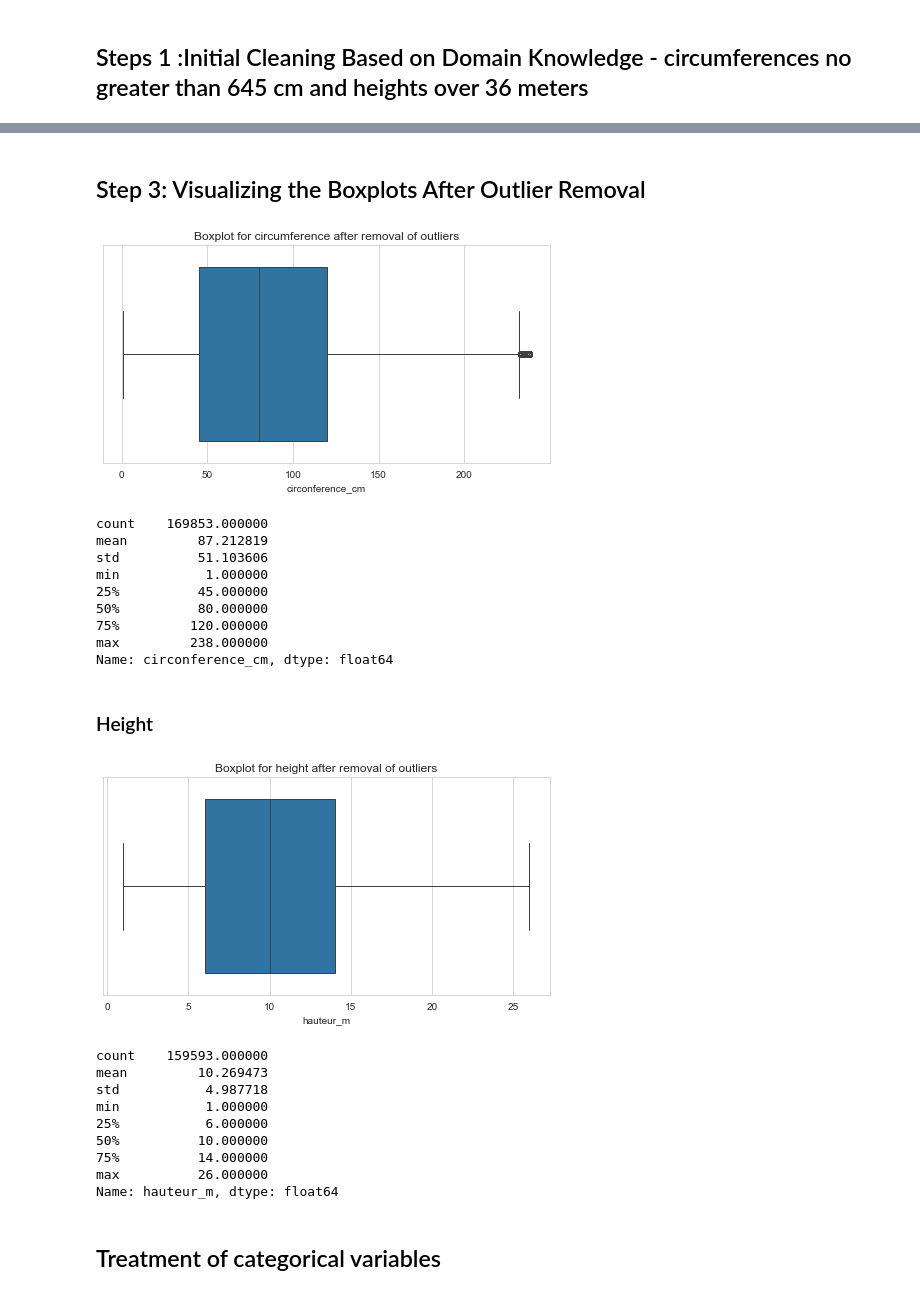
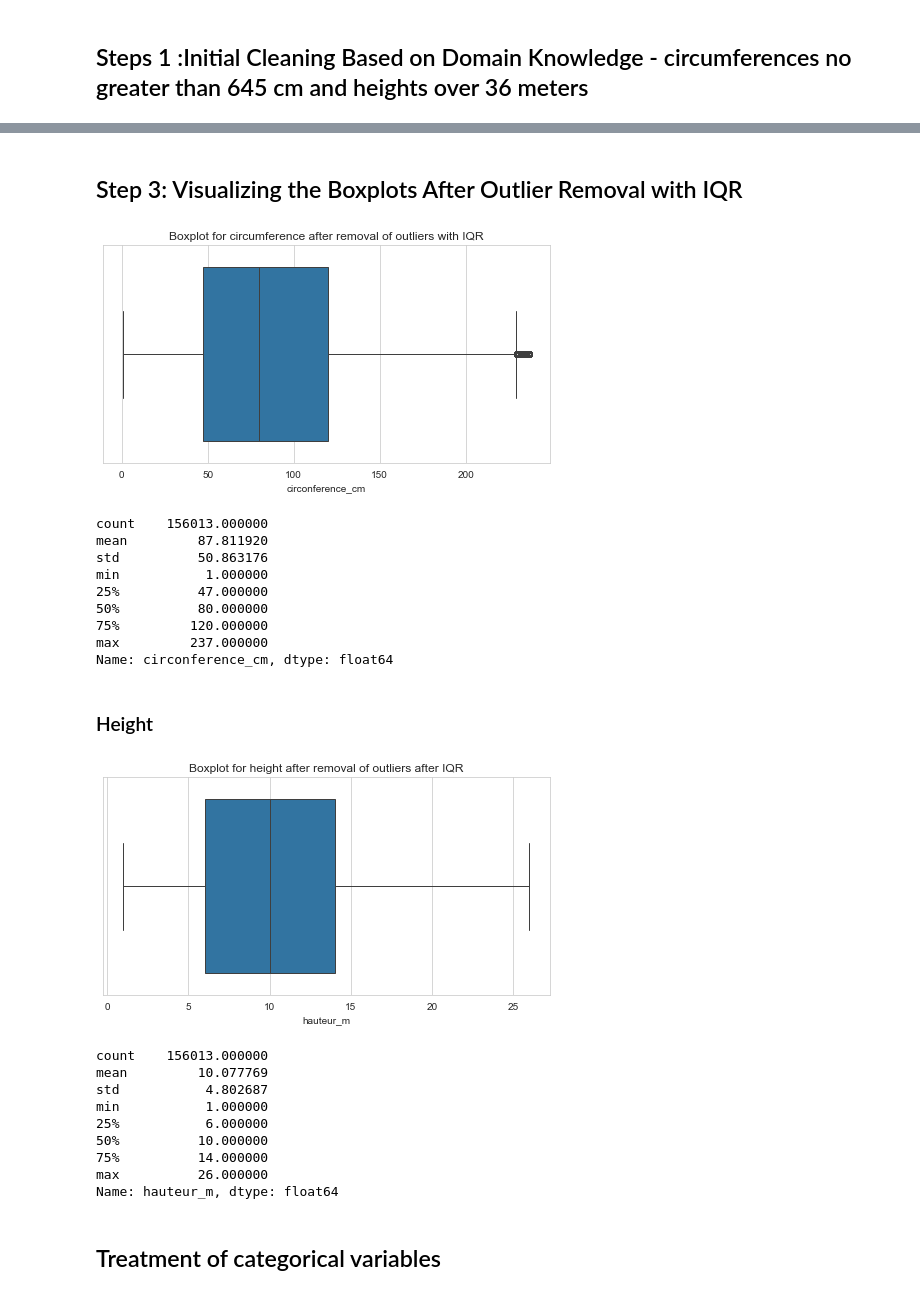
Before and after one commit to preudh/OC_IA_P2_concours_smart_city, a Jupyter notebook: notebooks/smartcity.ipynb, the cells around one changed output, grey strips where cells are left out. Saved outputs shown, nothing was run; the diff lists cells and outputs as text; code cells hidden in the pictures.

Commit message:
new method for domain outliers

```diff
--- a/notebooks/smartcity.ipynb
+++ b/notebooks/smartcity.ipynb
@@ -554,4 +526,0 @@ df[['circonference_cm', 'hauteur_m']].describe()
-# %%
-# Remplacer les valeurs 0 par NaN pour 'circonference_cm' et 'hauteur_m'
-df['circonference_cm'] = df['circonference_cm'].replace(0, np.nan)
-df['hauteur_m'] = df['hauteur_m'].replace(0, np.nan)
@@ -557,0 +568,2 @@ df['hauteur_m'] = df['hauteur_m'].replace(0, np.nan)
+# %%
+df = df[(df['circonference_cm'] > 0) & (df['circonference_cm'] <= 645)] # Remove outliers based on domain knowledge; 0 cm is not possible for a tree
@@ -557,0 +637,2 @@ df['hauteur_m'] = df['hauteur_m'].replace(0, np.nan)
+# %%
+df = df[(df['hauteur_m'] > 0) & (df['circonference_cm'] > 0)]
@@ -560,20 +679,18 @@ df['hauteur_m'] = df['hauteur_m'].replace(0, np.nan)
 # %%
-# Identifying and Replacing Remaining Outliers with NaN Based on IQR
-# Updated function to replace outliers with NaN based on IQR for a given column in a DataFrame
-def replace_outliers_with_nan(df, column_name):
-    Q1 = df[column_name].quantile(0.25) # Calculate the first quartile (Q1)
-    Q3 = df[column_name].quantile(0.75) # Calculate the third quartile (Q3)
-    IQR = Q3 - Q1 # Calculate the interquartile range (IQR)
-    lower_bound = Q1 - 1.5 * IQR # Calculate the lower bound for outliers
-    upper_bound = Q3 + 1.5 * IQR
+# For the 'circonference_cm' column
+Q1_c = df['circonference_cm'].quantile(0.25) # Calculate the first quartile (Q1)
+Q3_c = df['circonference_cm'].quantile(0.75) # Calculate the third quartile (Q3)
+IQR_c = Q3_c - Q1_c # Calculate the Interquartile Range (IQR)
+lower_bound_c = Q1_c - 1.5 * IQR_c # Calculate the lower bound using a multiplier of 1.5
+upper_bound_c = Q3_c + 1.5 * IQR_c # Calculate the upper bound using a multiplier of 1.5
 
-    # Use .loc to replace values outside the interval [lower_bound, upper_bound] with NaN
-    mask = (df[column_name] < lower_bound) | (df[column_name] > upper_bound) # Create a boolean mask for outliers
-    df.loc[mask, column_name] = np.nan # Replace outliers with NaN
+# For the 'hauteur_m' column
+Q1_h = df['hauteur_m'].quantile(0.25) # Calculate the first quartile (Q1)
+Q3_h = df['hauteur_m'].quantile(0.75) # Calculate the third quartile (Q3)
+IQR_h = Q3_h - Q1_h # Calculate the Interquartile Range (IQR)
+lower_bound_h = Q1_h - 1.5 * IQR_h # Calculate the lower bound using a multiplier of 1.5
+upper_bound_h = Q3_h + 1.5 * IQR_h # Calculate the upper bound using a multiplier of 1.5
 
-# Apply the function to replace outliers with NaN in 'circonference_cm' and 'hauteur_m'
-replace_outliers_with_nan(df, 'circonference_cm')
-replace_outliers_with_nan(df, 'hauteur_m')
-
-# Optionally, display the summary statistics for the columns after replacing outliers
-print(df[['circonference_cm', 'hauteur_m']].describe())
+# Applying the filtering to remove outliers
+df = df[(df['circonference_cm'] >= lower_bound_c) & (df['circonference_cm'] <= upper_bound_c) &
+        (df['hauteur_m'] >= lower_bound_h) & (df['hauteur_m'] <= upper_bound_h)]
@@ -590,41 +697,41 @@ max          238.000000      26.000000
 # %% [markdown]
-## Step 3: Visualizing the Boxplots After Outlier Removal
+## Step 3: Visualizing the Boxplots After Outlier Removal with IQR
 # %%
 plt.figure(figsize=(8,4))
 sns.boxplot(x='circonference_cm', data=df)
-plt.title("Boxplot for circumference after removal of outliers")
+plt.title("Boxplot for circumference after removal of outliers with IQR")
 plt.show()
 # %% [output]
-[figure, old version]
+[figure, new version]
 # %%
 ## statistics for circumference after removal of outliers
 df['circonference_cm'].describe()
 # %% [output]
-count    169853.000000
-mean         87.212819
-std          51.103606
+count    156013.000000
+mean         87.811920
+std          50.863176
 min           1.000000
-25%          45.000000
+25%          47.000000
 50%          80.000000
 75%         120.000000
-max         238.000000
+max         237.000000
 Name: circonference_cm, dtype: float64
 # %% [markdown]
 ### Height
 # %%
 plt.figure(figsize=(8,4))
 sns.boxplot(x='hauteur_m', data=df)
-plt.title("Boxplot for height after removal of outliers")
+plt.title("Boxplot for height after removal of outliers after IQR")
 plt.show()
 # %% [output]
-[figure, old version]
+[figure, new version]
 # %%
 ## statistics for height after removal of outliers
 df['hauteur_m'].describe()
 # %% [output]
-count    159593.000000
-mean         10.269473
-std           4.987718
+count    156013.000000
+mean         10.077769
+std           4.802687
 min           1.000000
 25%           6.000000
 50%          10.000000
```
Also changed, not shown: parts of 53 cells of this notebook, 1 other file.
